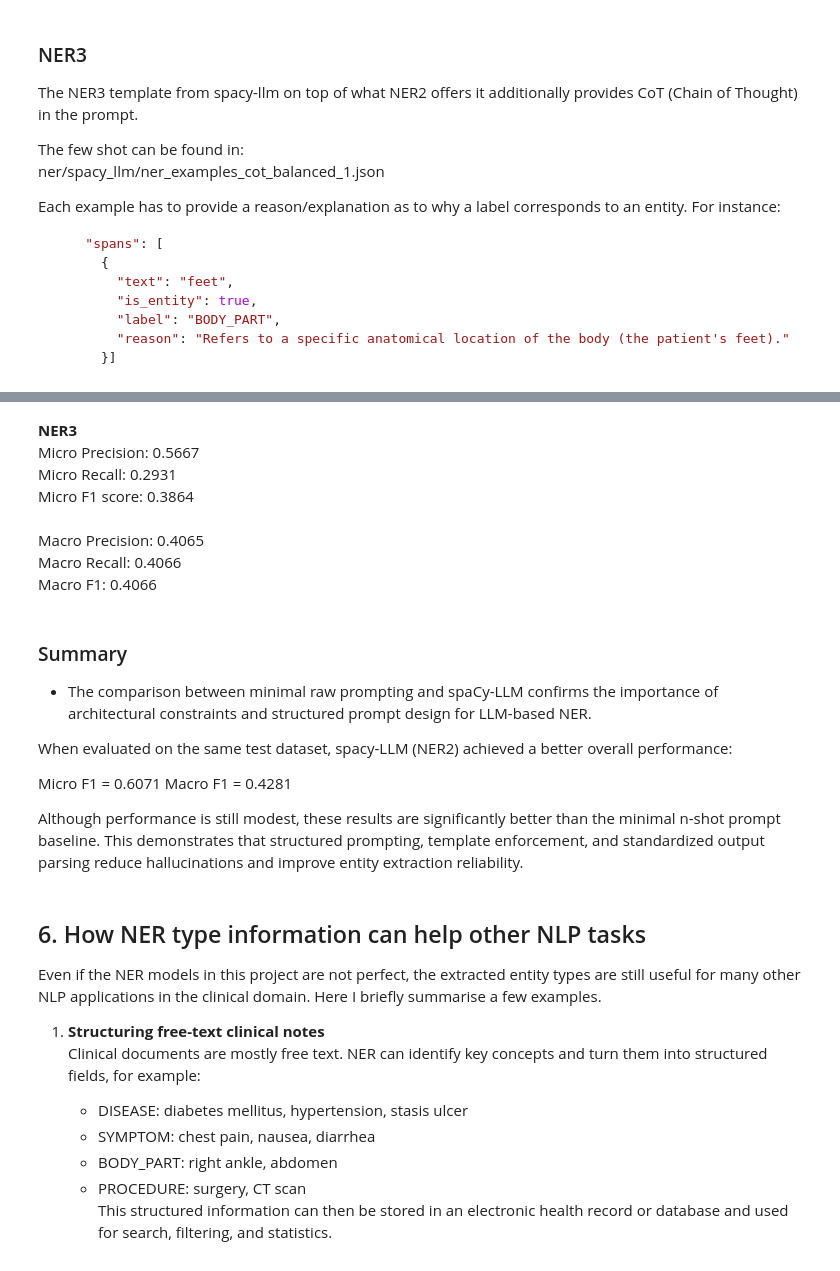
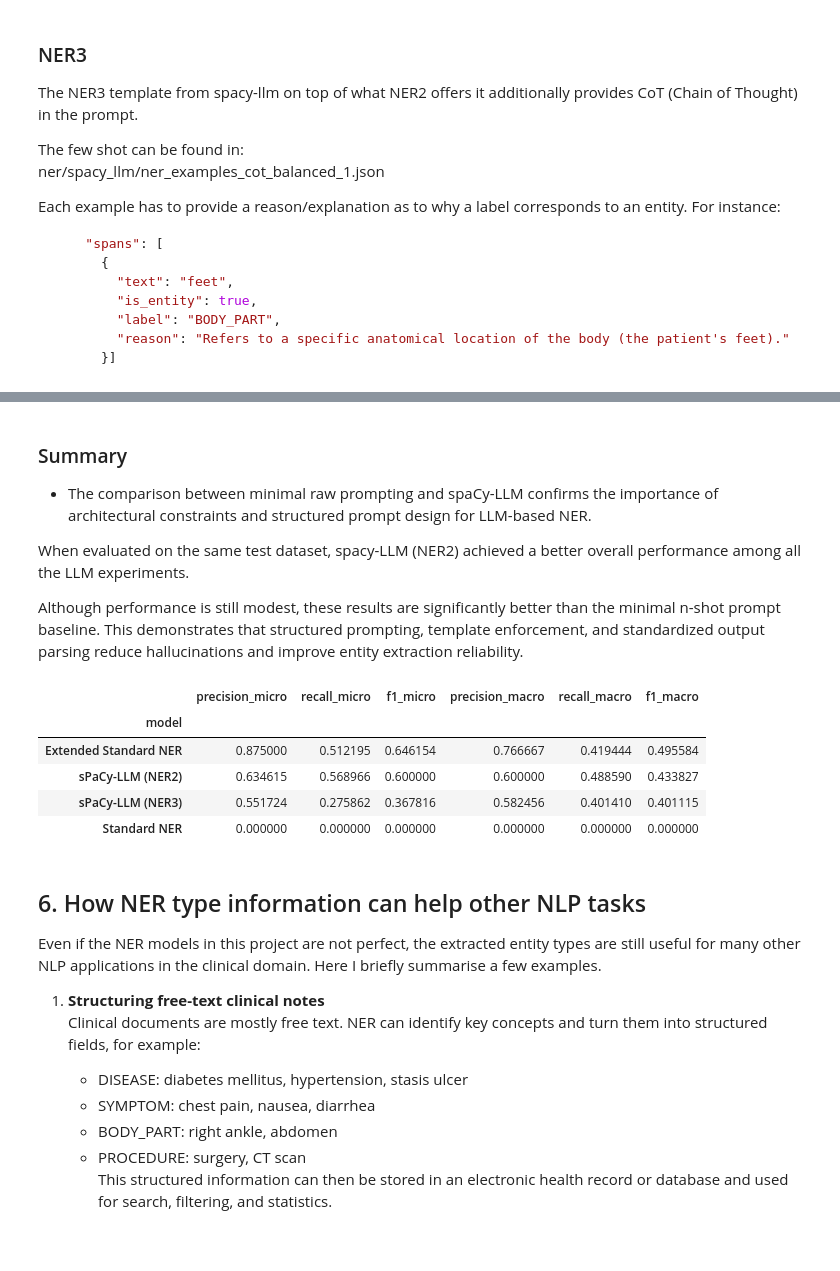
Before and after one commit to CarlaMalo/MedNLP-Multitask, a Jupyter notebook: Task_2.ipynb, the cells around one changed output, grey strips where cells are left out. Cells and saved outputs as stored; diff of their text form; code cells hidden in the pictures.

Commit message:
fix(env): Generate a unified env yaml. clean(task_2): Re-run task_2 and format task2 results to match other tasks. Disable warnings for llm.

```diff
--- a/Task_2.ipynb
+++ b/Task_2.ipynb
@@ -1175,26 +1031,45 @@ Text: The area was re-contoured with rongeurs.
 Gold: []
 Pred: []
 --------------------------------------------------
-# %% [markdown]
-**NER3** <br>
-Micro Precision: 0.5667 <br>
-Micro Recall:    0.2931 <br>
-Micro F1 score:  0.3864 <br>
-<br>
-Macro Precision: 0.4065 <br>
-Macro Recall:    0.4066 <br>
-Macro F1:        0.4066 <br>
 # %% [markdown]
 
 ### Summary
 - The comparison between minimal raw prompting and spaCy-LLM confirms the importance of architectural constraints and structured prompt design for LLM-based NER.
 
-When evaluated on the same test dataset, spacy-LLM (NER2) achieved a better overall performance:
-
-Micro F1 = 0.6071
-Macro F1 = 0.4281
+When evaluated on the same test dataset, spacy-LLM (NER2) achieved a better overall performance among all the LLM experiments.
 
 Although performance is still modest, these results are significantly better than the minimal n-shot prompt baseline. This demonstrates that structured prompting, template enforcement, and standardized output parsing reduce hallucinations and improve entity extraction reliability.
+# %%
+RESULT_PATHS = {
+	"Standard NER": "Task2/results/baseline_spacy_ner.csv",
+	"Extended Standard NER": "Task2/results/extended_spacy_ner.csv",
+	"sPaCy-LLM (NER2)": "Task2/results/spacy_llm_mistral-7b-ner2_ner.csv",
+	"sPaCy-LLM (NER3)": "Task2/results/spacy_llm_mistral-7b_ner.csv",
+}
+rows = []
+for model_name, path in RESULT_PATHS.items():
+	df = pd.read_csv(path)
+	df["model"] = model_name
+	rows.append(df)
+
+summary_task2 = (
+	pd.concat(rows, ignore_index=True)
+	  .set_index("model")
+	  .sort_values("f1_macro", ascending=False)
+)
+
+def highlight_max(s):
+	is_max = s == s.max()
+	return ['font-weight: bold' if v else '' for v in is_max]
+
+summary_task2.style.apply(highlight_max, axis=0)
+# %% [output]
+|  | precision_micro | recall_micro | f1_micro | precision_macro | recall_macro | f1_macro |
+| model |  |  |  |  |  |  |
+| Extended Standard NER | 0.875000 | 0.512195 | 0.646154 | 0.766667 | 0.419444 | 0.495584 |
+| sPaCy-LLM (NER2) | 0.634615 | 0.568966 | 0.600000 | 0.600000 | 0.488590 | 0.433827 |
+| sPaCy-LLM (NER3) | 0.551724 | 0.275862 | 0.367816 | 0.582456 | 0.401410 | 0.401115 |
+| Standard NER | 0.000000 | 0.000000 | 0.000000 | 0.000000 | 0.000000 | 0.000000 |
 # %% [markdown]
 ## 6. How NER type information can help other NLP tasks
 
```
Also changed, not shown: parts of 17 cells of this notebook, 11 other files.
